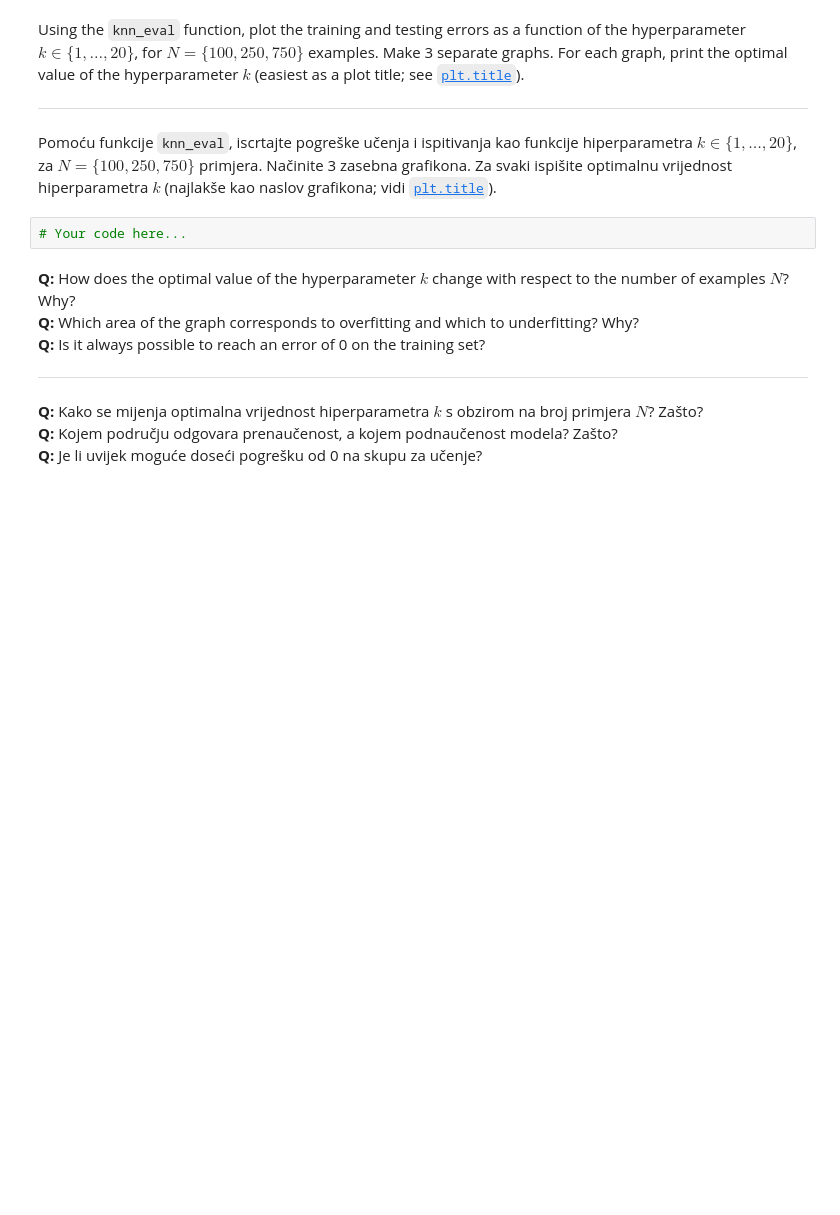
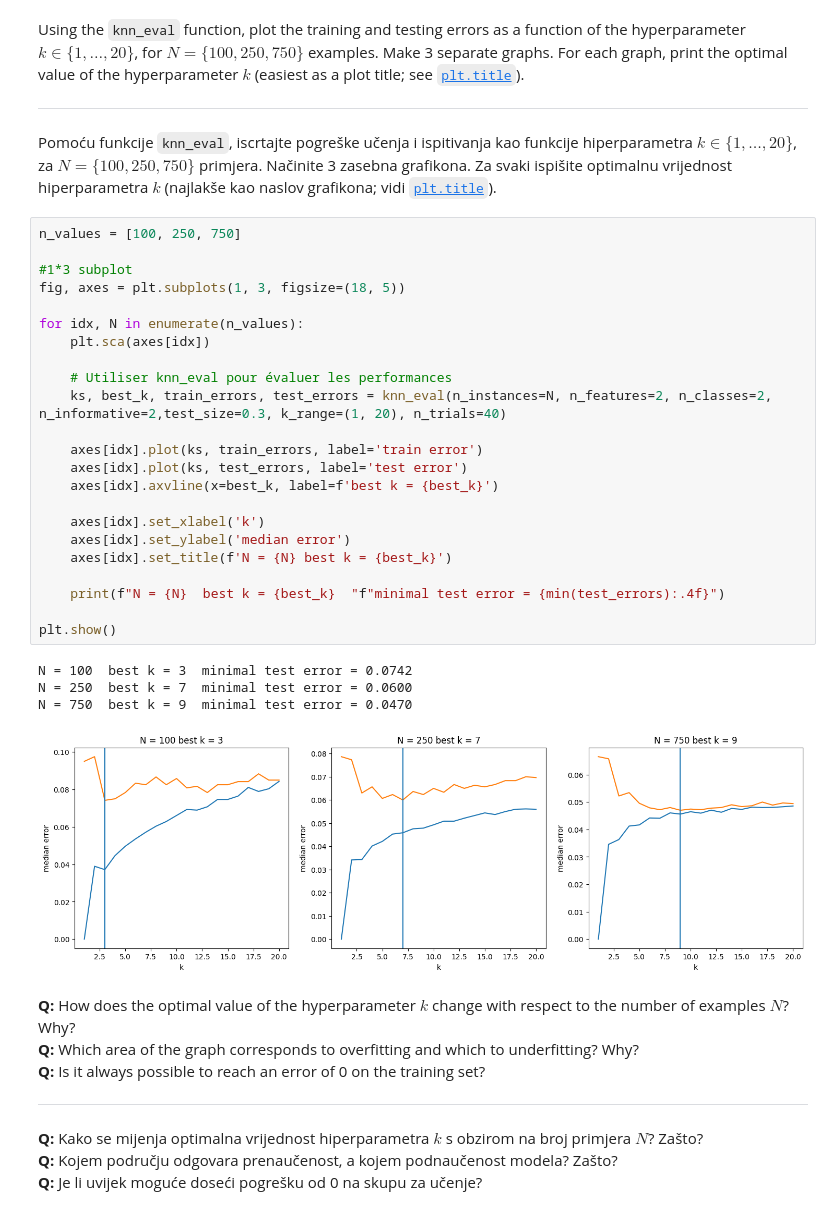
Before and after one commit to Emsamax/ML_croatia, a Jupyter notebook: ML1-2025-LAB3.ipynb, the cells around one changed output. Cells and saved outputs as stored; diff of their text form; blank space fills up the shorter version.

```diff
--- a/ML1-2025-LAB3.ipynb
+++ b/ML1-2025-LAB3.ipynb
@@ -768,8 +809,34 @@ Using the `knn_eval` function, plot the training and testing errors as a functio
 ---
 
 Pomoću funkcije `knn_eval`, iscrtajte pogreške učenja i ispitivanja kao funkcije hiperparametra $k\in\{1,\dots,20\}$, za $N=\{100, 250, 750\}$ primjera. Načinite 3 zasebna grafikona. Za svaki ispišite optimalnu vrijednost hiperparametra $k$ (najlakše kao naslov grafikona; vidi [`plt.title`](https://matplotlib.org/devdocs/api/_as_gen/matplotlib.pyplot.title.html)).
-# %%
-# Your code here...
+# %%
+n_values = [100, 250, 750]
+
+#1*3 subplot
+fig, axes = plt.subplots(1, 3, figsize=(18, 5))
+
+for idx, N in enumerate(n_values):
+    plt.sca(axes[idx])
+
+    # Utiliser knn_eval pour évaluer les performances
+    ks, best_k, train_errors, test_errors = knn_eval(n_instances=N, n_features=2, n_classes=2, n_informative=2,test_size=0.3, k_range=(1, 20), n_trials=40)
+
+    axes[idx].plot(ks, train_errors, label='train error')
+    axes[idx].plot(ks, test_errors, label='test error')
+    axes[idx].axvline(x=best_k, label=f'best k = {best_k}')
+
+    axes[idx].set_xlabel('k')
+    axes[idx].set_ylabel('median error')
+    axes[idx].set_title(f'N = {N} best k = {best_k}')
+
+    print(f"N = {N}  best k = {best_k}  "f"minimal test error = {min(test_errors):.4f}")
+
+plt.show()
+# %% [output]
+N = 100  best k = 3  minimal test error = 0.0742
+N = 250  best k = 7  minimal test error = 0.0600
+N = 750  best k = 9  minimal test error = 0.0470
+[figure, added]
 # %% [markdown]
 **Q:** How does the optimal value of the hyperparameter $k$ change with respect to the number of examples $N$? Why?
 **Q:** Which area of the graph corresponds to overfitting and which to underfitting? Why?
```
Also changed, not shown: parts of 2 cells of this notebook.
